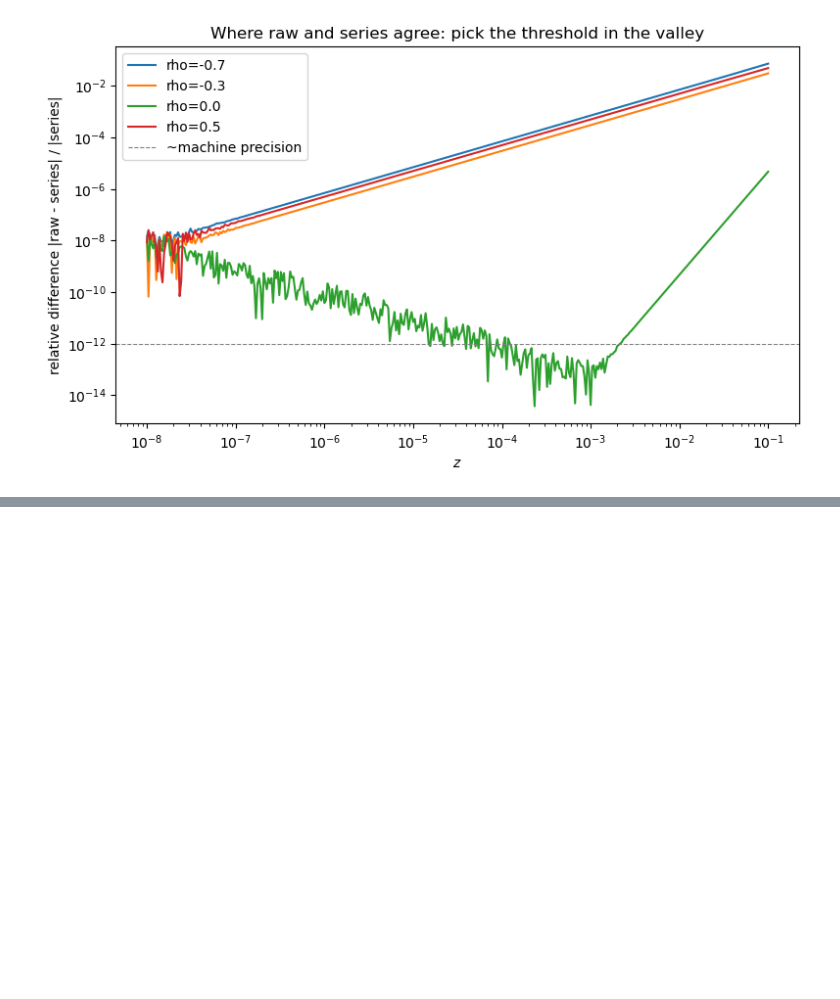
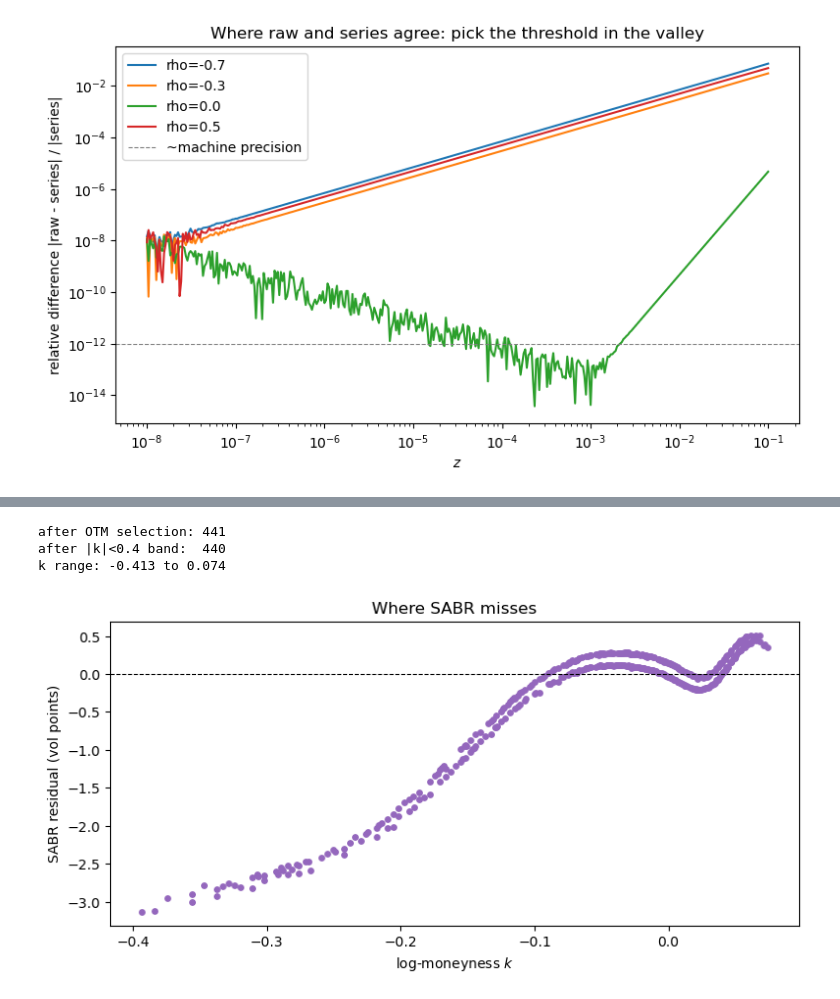
Before and after one commit to Kunvuthi/quant-project, a Jupyter notebook: notebooks/11_sabr_model.ipynb, the cells around one changed output, grey strips where cells are left out. Cells and saved outputs as stored; diff of their text form; code cells hidden in the pictures; blank space fills up the shorter version.

Commit message:
Add notebook fitting SABR to real SPX with comparison to SVI

```diff
--- a/notebooks/11_sabr_model.ipynb
+++ b/notebooks/11_sabr_model.ipynb
@@ -201,0 +217,14 @@ plt.show()
+# %%
+from data.option_chain import fetch_chain_cboe, build_slice
+from calibration.implied_vol import bsm_implied_vol
+from models.bsm import bsm_vega
+
+all_opts, spot = fetch_chain_cboe("^SPX")
+s = build_slice(all_opts, spot, target_days=30, r=R,
+                bsm_implied_vol=bsm_implied_vol, bsm_vega=bsm_vega)
+k, iv_market, weights, F, T = s["k"], s["iv"], s["weights"], s["F"], s["T"]
+# %%
+F, T, dte, expiry = s["F"], s["T"], s["dte"], s["expiry"]
+otm = s["otm"]   # keep the frame around for plotting later
+
+print(f"{expiry}, {dte} DTE, F={F:.2f}, {len(k)} strikes")
@@ -201,0 +261,31 @@ plt.show()
+# %%
+F_check, _ = implied_forward_from_parity(c, p, r=R, T=30/365)
+c2 = c.copy(); c2["k"] = np.log(c2["strike"] / F_check)
+p2 = p.copy(); p2["k"] = np.log(p2["strike"] / F_check)
+otm_check = pd.concat([p2[p2["k"] < 0], c2[c2["k"] >= 0]])
+print(f"after OTM selection: {len(otm_check)}")
+print(f"after |k|<0.4 band:  {len(otm_check[otm_check['k'].abs() < 0.4])}")
+print(f"k range: {otm_check['k'].min():.3f} to {otm_check['k'].max():.3f}")
+# %% [output]
+after OTM selection: 441
+after |k|<0.4 band:  440
+k range: -0.413 to 0.074
+# %%
+sabr_params, sabr_rmse = calibrate_sabr(
+    k, iv_market, F, T, beta=1.0, weights=weights,
+)
+# %%
+K = F * np.exp(k)
+model_iv = sabr_vol(K, F, T, sabr_params.alpha, sabr_params.beta,
+                    sabr_params.rho, sabr_params.nu)
+resid = model_iv - iv_market
+
+fig, ax = plt.subplots(figsize=(9, 4))
+ax.scatter(k, resid * 100, s=15, color="tab:purple")  # in vol points (%)
+ax.axhline(0, color="black", lw=0.8, ls="--")
+ax.set_xlabel("log-moneyness $k$")
+ax.set_ylabel("SABR residual (vol points)")
+ax.set_title("Where SABR misses")
+plt.show()
+# %% [output]
+[figure, added]
```
Also changed, not shown: parts of 7 cells of this notebook.
